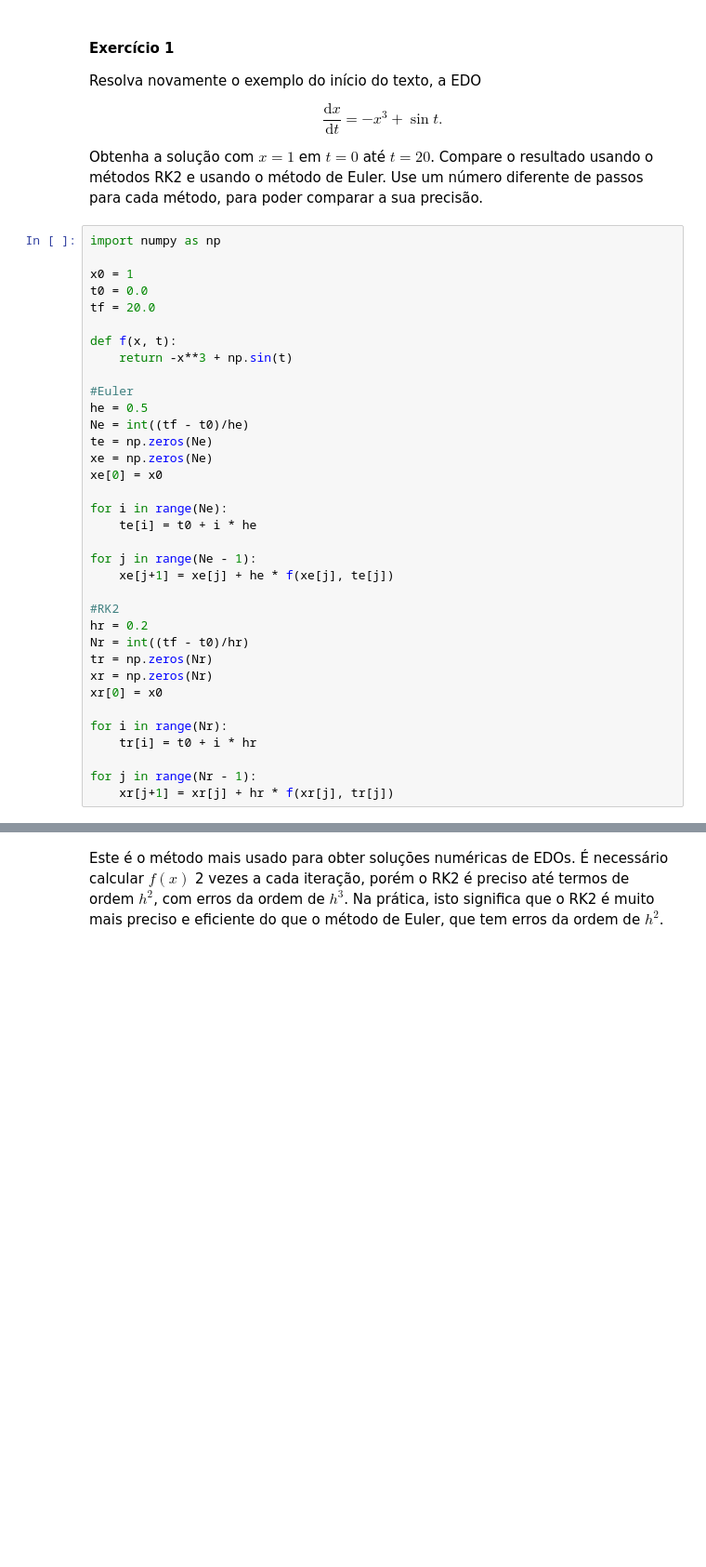
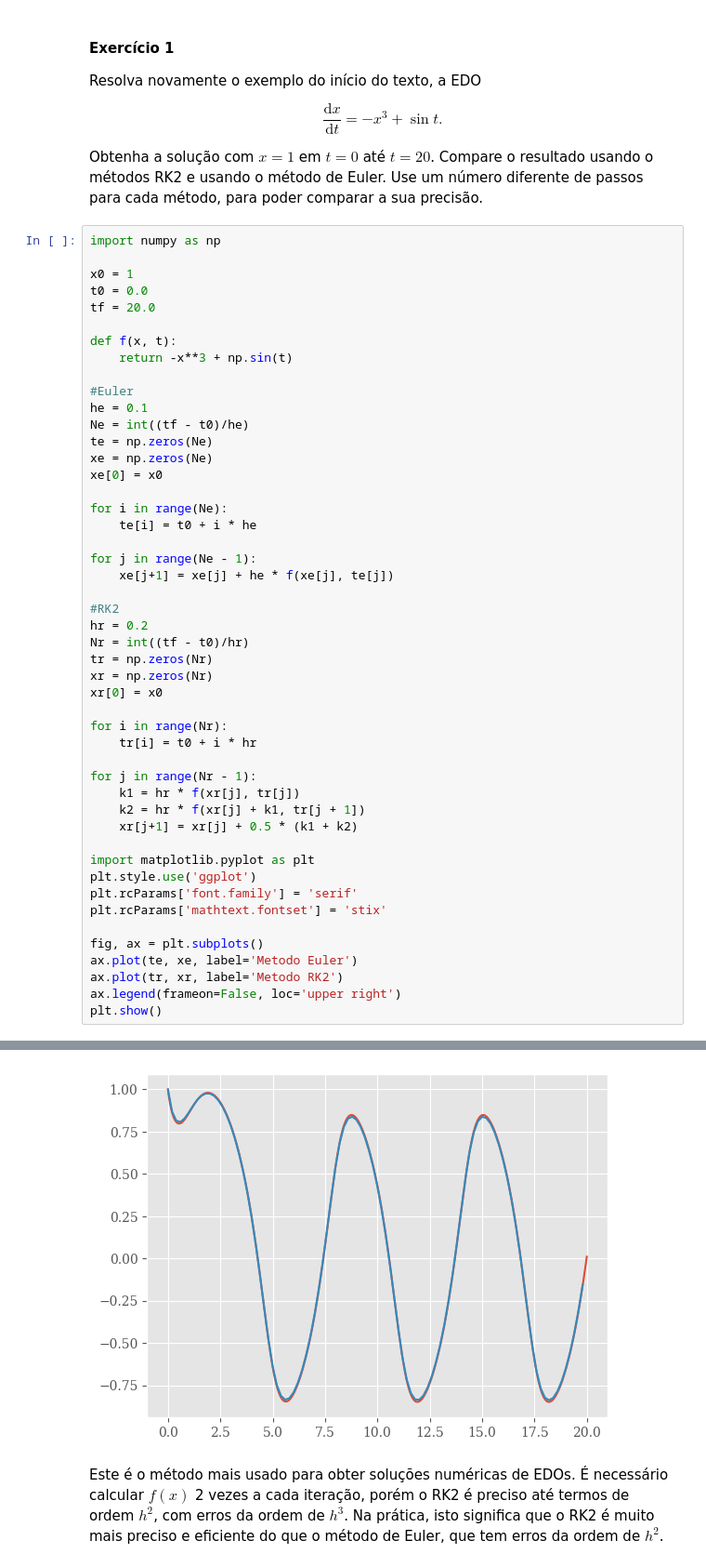
Before and after one commit to PFSLDO/FisicaComputacional, a Jupyter notebook: edo-rk2.ipynb, the cells around one changed output, grey strips where cells are left out. Shown at 93% size. Saved outputs shown, nothing was run; the diff lists cells and outputs as text; blank space fills up the shorter version.

```diff
--- a/edo-rk2.ipynb
+++ b/edo-rk2.ipynb
@@ -79,7 +79,7 @@ def f(x, t):
     return -x**3 + np.sin(t)
 
 #Euler
-he = 0.5
+he = 0.1
 Ne = int((tf - t0)/he)
 te = np.zeros(Ne)
 xe = np.zeros(Ne)
@@ -102,4 +102,18 @@ for i in range(Nr):
     tr[i] = t0 + i * hr
 
 for j in range(Nr - 1):
-    xr[j+1] = xr[j] + hr * f(xr[j], tr[j])
+    k1 = hr * f(xr[j], tr[j])
+    k2 = hr * f(xr[j] + k1, tr[j + 1])
+    xr[j+1] = xr[j] + 0.5 * (k1 + k2)
+
+import matplotlib.pyplot as plt
+plt.style.use('ggplot')
+plt.rcParams['font.family'] = 'serif'
+plt.rcParams['mathtext.fontset'] = 'stix'
+
+fig, ax = plt.subplots()
+ax.plot(te, xe, label='Metodo Euler')
+ax.plot(tr, xr, label='Metodo RK2')
+ax.legend(frameon=False, loc='upper right')
+plt.show()
+# %% [output]
@@ -106,3 +121,4 @@ for j in range(Nr - 1):
+[figure, added]
 # %% [markdown]
 Este é o método mais usado para obter soluções numéricas de EDOs. É necessário calcular $f(x)$ 2 vezes a cada iteração, porém o RK2 é preciso até termos de ordem $h^2$, com erros da ordem de $h^3$. Na prática, isto significa que o RK2 é muito mais preciso e eficiente do que o método de Euler, que tem erros da ordem de $h^2$.
 # %% [markdown]
```
Also changed, not shown: parts of 4 cells of this notebook.
